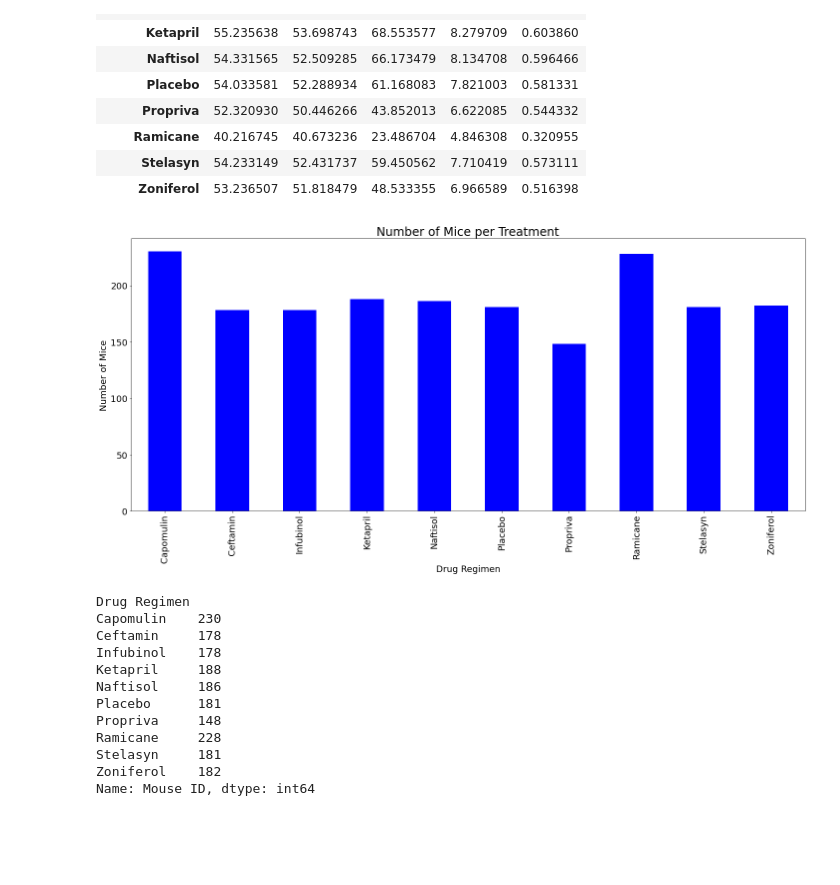
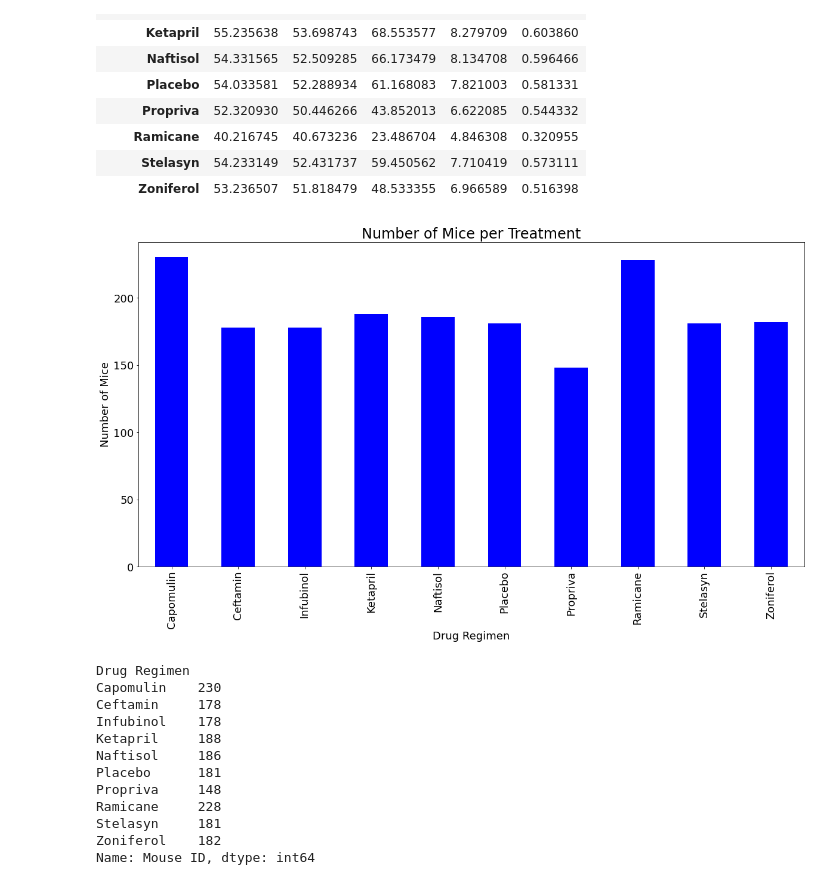
Before and after one commit to geraldwattsthethird/matplotlib-hw, a Jupyter notebook: The Power of Plots/pymaceuticals_starter.ipynb, the cells around one changed output. Drawn from its saved outputs; the diff is of its cells as text; code cells hidden in the pictures; blank space fills up the shorter version.

```diff
--- a/The Power of Plots/pymaceuticals_starter.ipynb
+++ b/The Power of Plots/pymaceuticals_starter.ipynb
@@ -131,19 +135,17 @@ summary_table
 # %%
 # Generate a bar plot showing the total number of measurements taken on each drug regimen using pandas.
 mice_treatment = correct_df.groupby(["Drug Regimen"]).count()["Mouse ID"]
 
 plot_treatment = mice_treatment.plot.bar(figsize=(20,10), color='b', fontsize = 18)
 mice_treatment
 plt.xlabel("Drug Regimen", fontsize = 18)
 plt.ylabel("Number of Mice", fontsize = 18)
 plt.title("Number of Mice per Treatment", fontsize = 24)
-
-plt.tight_layout()
 plt.show()
 
 mice_treatment
 # %% [output]
-[figure, old version]
+[figure, new version]
 Drug Regimen
 Capomulin    230
 Ceftamin     178
```
Also changed, not shown: parts of 10 cells of this notebook.
